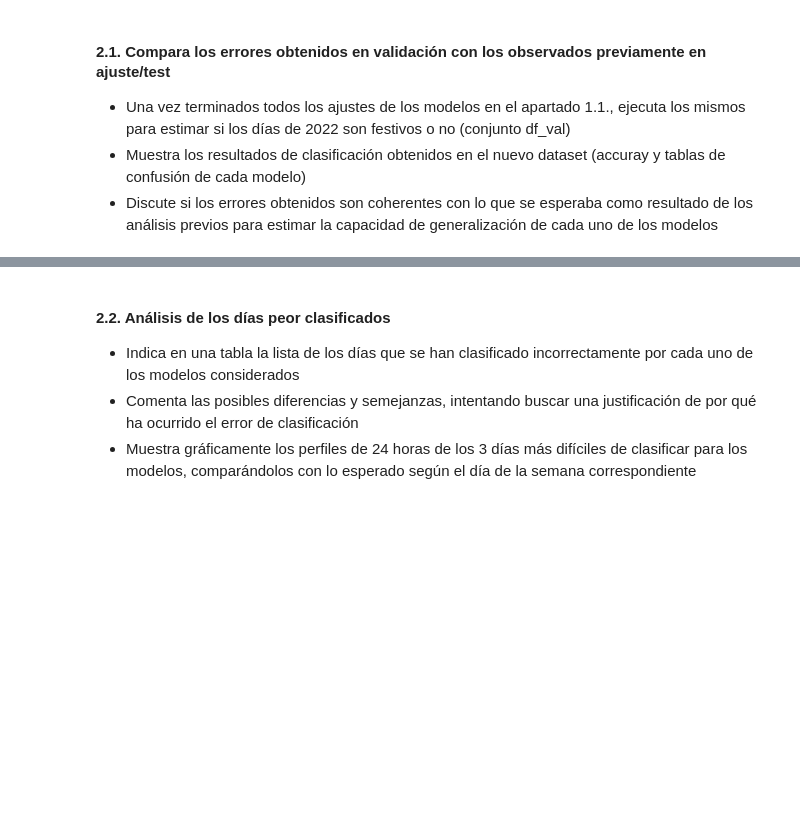
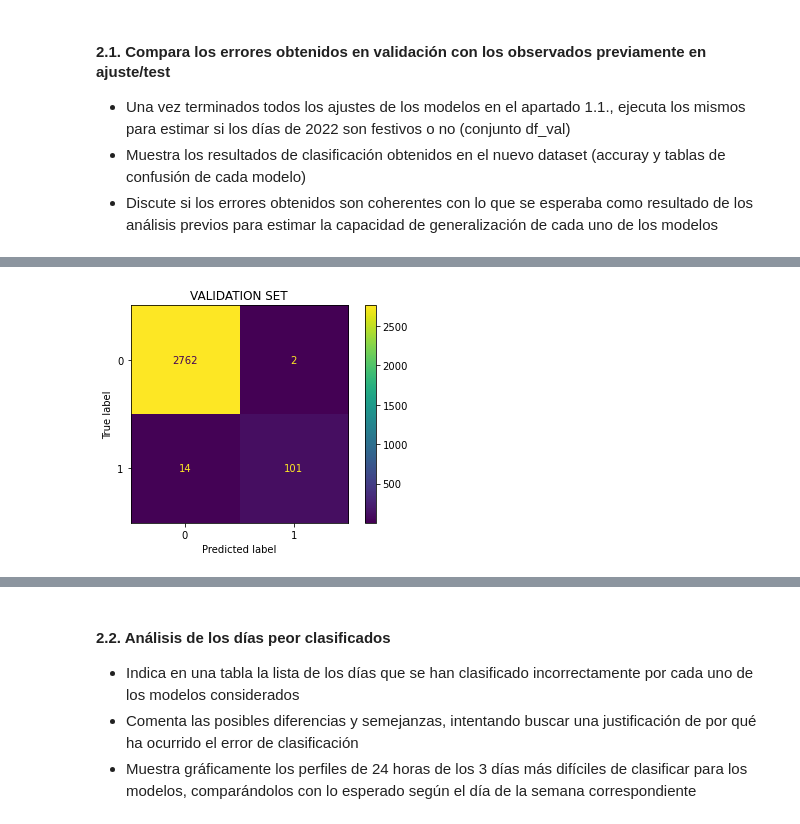
Before and after one commit to maroacc/ensemble, a Jupyter notebook: ass1_ML2_GRUPO_G3_Marta.ipynb, the cells around one changed output, grey strips where cells are left out. Cells and saved outputs as stored; diff of their text form; code cells hidden in the pictures; blank space fills up the shorter version.

```diff
--- a/ass1_ML2_GRUPO_G3_Marta.ipynb
+++ b/ass1_ML2_GRUPO_G3_Marta.ipynb
@@ -451,0 +561,4 @@ Dataframe con todos los datos leidos (filas: días, columnas: variables):
+# %%
+plot_matrix(loaded_rf)
+# %% [output]
+[figure, added]
```
Also changed, not shown: parts of 20 cells of this notebook.
